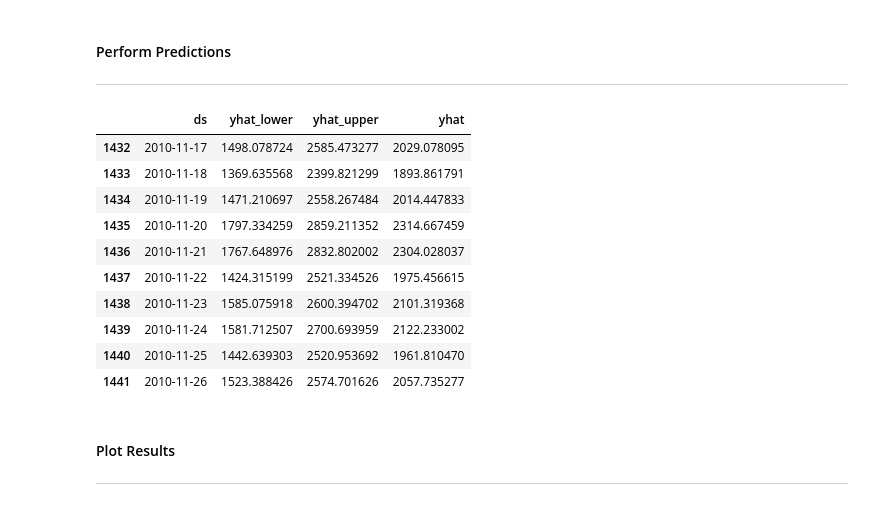
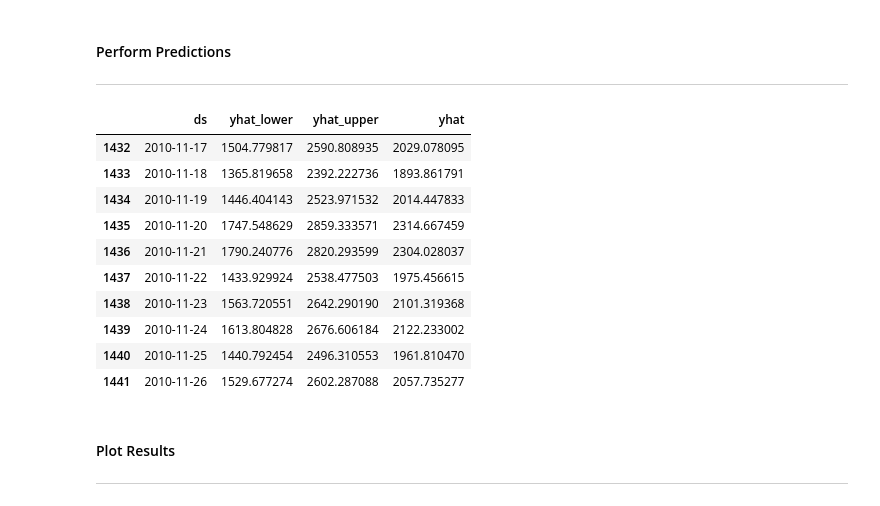
Before and after one commit to ageraldo1/CSC-4740, a Jupyter notebook: project/notebook/5-FacebookProphet.ipynb, the cells around one changed output. Cells and saved outputs as stored; diff of their text form; code cells hidden in the pictures.

```diff
--- a/project/notebook/5-FacebookProphet.ipynb
+++ b/project/notebook/5-FacebookProphet.ipynb
@@ -63,22 +64,22 @@ INFO:fbprophet:Disabling daily seasonality. Run prophet with daily_seasonality=T
 #### Perform Predictions
 ____
 # %%
-predictions = model.make_future_dataframe(periods=prediction_days, freq='D')
+predictions = model.make_future_dataframe(periods=prediction_days, freq='D',include_history=True)
 forecast = model.predict(predictions)
 
 forecast[['ds', 'yhat_lower', 'yhat_upper', 'yhat']].tail(10)
 # %% [output]
 |  | ds | yhat_lower | yhat_upper | yhat |
-| 1432 | 2010-11-17 | 1498.078724 | 2585.473277 | 2029.078095 |
-| 1433 | 2010-11-18 | 1369.635568 | 2399.821299 | 1893.861791 |
-| 1434 | 2010-11-19 | 1471.210697 | 2558.267484 | 2014.447833 |
-| 1435 | 2010-11-20 | 1797.334259 | 2859.211352 | 2314.667459 |
-| 1436 | 2010-11-21 | 1767.648976 | 2832.802002 | 2304.028037 |
-| 1437 | 2010-11-22 | 1424.315199 | 2521.334526 | 1975.456615 |
-| 1438 | 2010-11-23 | 1585.075918 | 2600.394702 | 2101.319368 |
-| 1439 | 2010-11-24 | 1581.712507 | 2700.693959 | 2122.233002 |
-| 1440 | 2010-11-25 | 1442.639303 | 2520.953692 | 1961.810470 |
-| 1441 | 2010-11-26 | 1523.388426 | 2574.701626 | 2057.735277 |
+| 1432 | 2010-11-17 | 1504.779817 | 2590.808935 | 2029.078095 |
+| 1433 | 2010-11-18 | 1365.819658 | 2392.222736 | 1893.861791 |
+| 1434 | 2010-11-19 | 1446.404143 | 2523.971532 | 2014.447833 |
+| 1435 | 2010-11-20 | 1747.548629 | 2859.333571 | 2314.667459 |
+| 1436 | 2010-11-21 | 1790.240776 | 2820.293599 | 2304.028037 |
+| 1437 | 2010-11-22 | 1433.929924 | 2538.477503 | 1975.456615 |
+| 1438 | 2010-11-23 | 1563.720551 | 2642.290190 | 2101.319368 |
+| 1439 | 2010-11-24 | 1613.804828 | 2676.606184 | 2122.233002 |
+| 1440 | 2010-11-25 | 1440.792454 | 2496.310553 | 1961.810470 |
+| 1441 | 2010-11-26 | 1529.677274 | 2602.287088 | 2057.735277 |
 # %% [markdown]
 #### Plot Results
 ____
```
Also changed, not shown: parts of 2 cells of this notebook, 33 other files.
